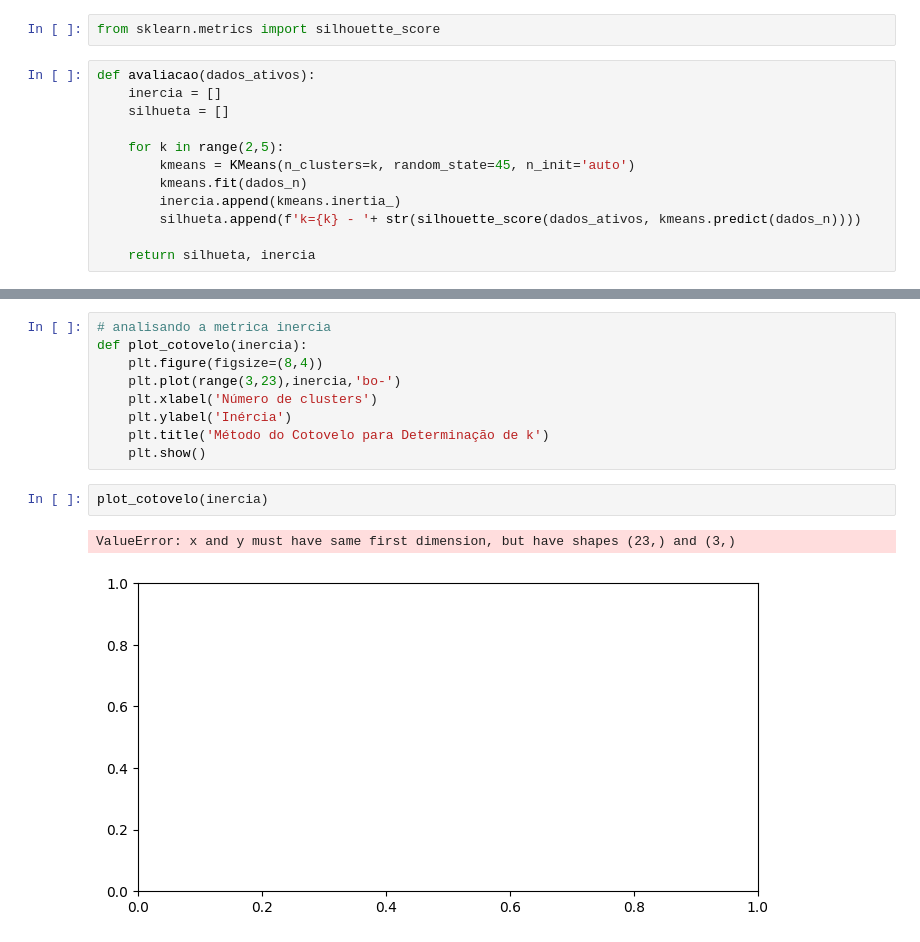
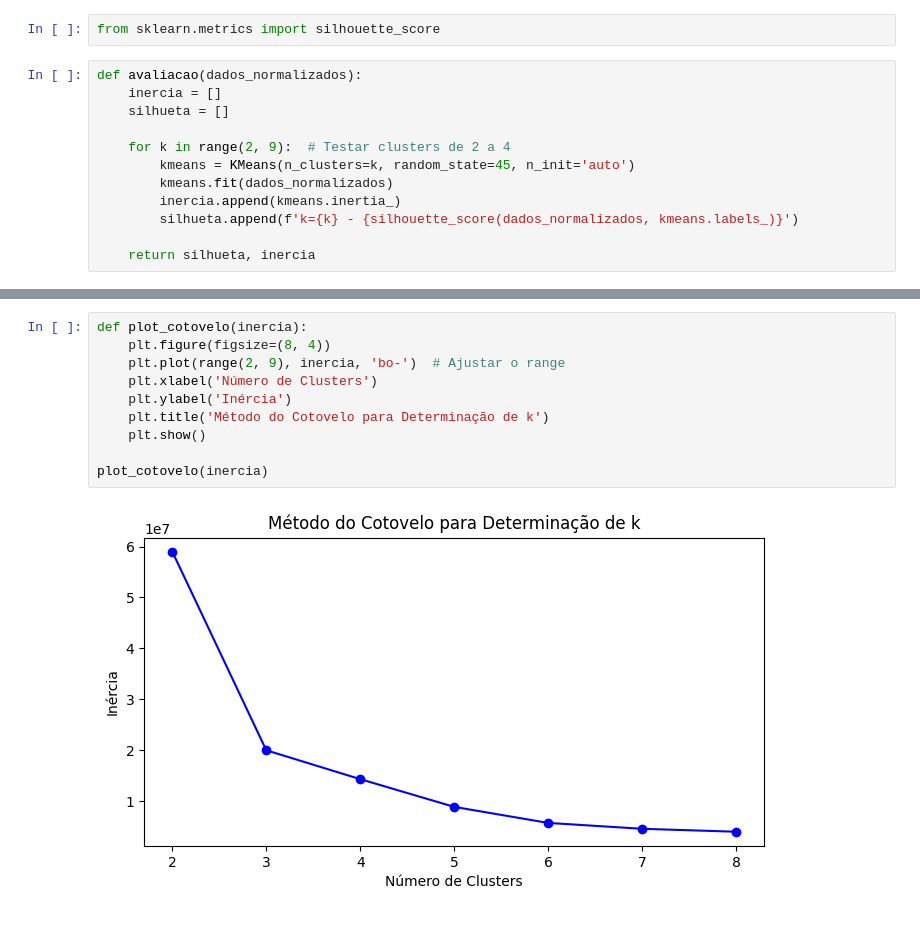
Before and after one commit to Godooih/IA, a Jupyter notebook: Somativa/Codigo/codigo.ipynb, the cells around one changed output, grey strips where cells are left out. Saved outputs shown, nothing was run; the diff lists cells and outputs as text.

```diff
--- a/Somativa/Codigo/codigo.ipynb
+++ b/Somativa/Codigo/codigo.ipynb
@@ -126,15 +132,15 @@ X = df[['preço ação R$', 'qtde cotas', 'valor de mercado R$ -(Bilhões)']]
 # %%
 from sklearn.metrics import silhouette_score
 # %%
-def avaliacao(dados_ativos):
+def avaliacao(dados_normalizados):
     inercia = []
     silhueta = []
 
-    for k in range(2,5):
+    for k in range(2, 9):  # Testar clusters de 2 a 4
         kmeans = KMeans(n_clusters=k, random_state=45, n_init='auto')
-        kmeans.fit(dados_n)
+        kmeans.fit(dados_normalizados)
         inercia.append(kmeans.inertia_)
-        silhueta.append(f'k={k} - '+ str(silhouette_score(dados_ativos, kmeans.predict(dados_n))))
+        silhueta.append(f'k={k} - {silhouette_score(dados_normalizados, kmeans.labels_)}')
 
     return silhueta, inercia
 # %%
@@ -147,14 +158,12 @@ silhueta
 # %%
-# analisando a metrica inercia
 def plot_cotovelo(inercia):
-    plt.figure(figsize=(8,4))
-    plt.plot(range(3,23),inercia,'bo-')
-    plt.xlabel('Número de clusters')
+    plt.figure(figsize=(8, 4))
+    plt.plot(range(2, 9), inercia, 'bo-')  # Ajustar o range
+    plt.xlabel('Número de Clusters')
     plt.ylabel('Inércia')
     plt.title('Método do Cotovelo para Determinação de k')
     plt.show()
+
+plot_cotovelo(inercia)
+# %% [output]
+[figure, added]
-# %%
-plot_cotovelo(inercia)
-# %% [output]
-ValueError: x and y must have same first dimension, but have shapes (23,) and (3,)
-[figure, removed]
```
Also changed, not shown: parts of 8 cells of this notebook.
